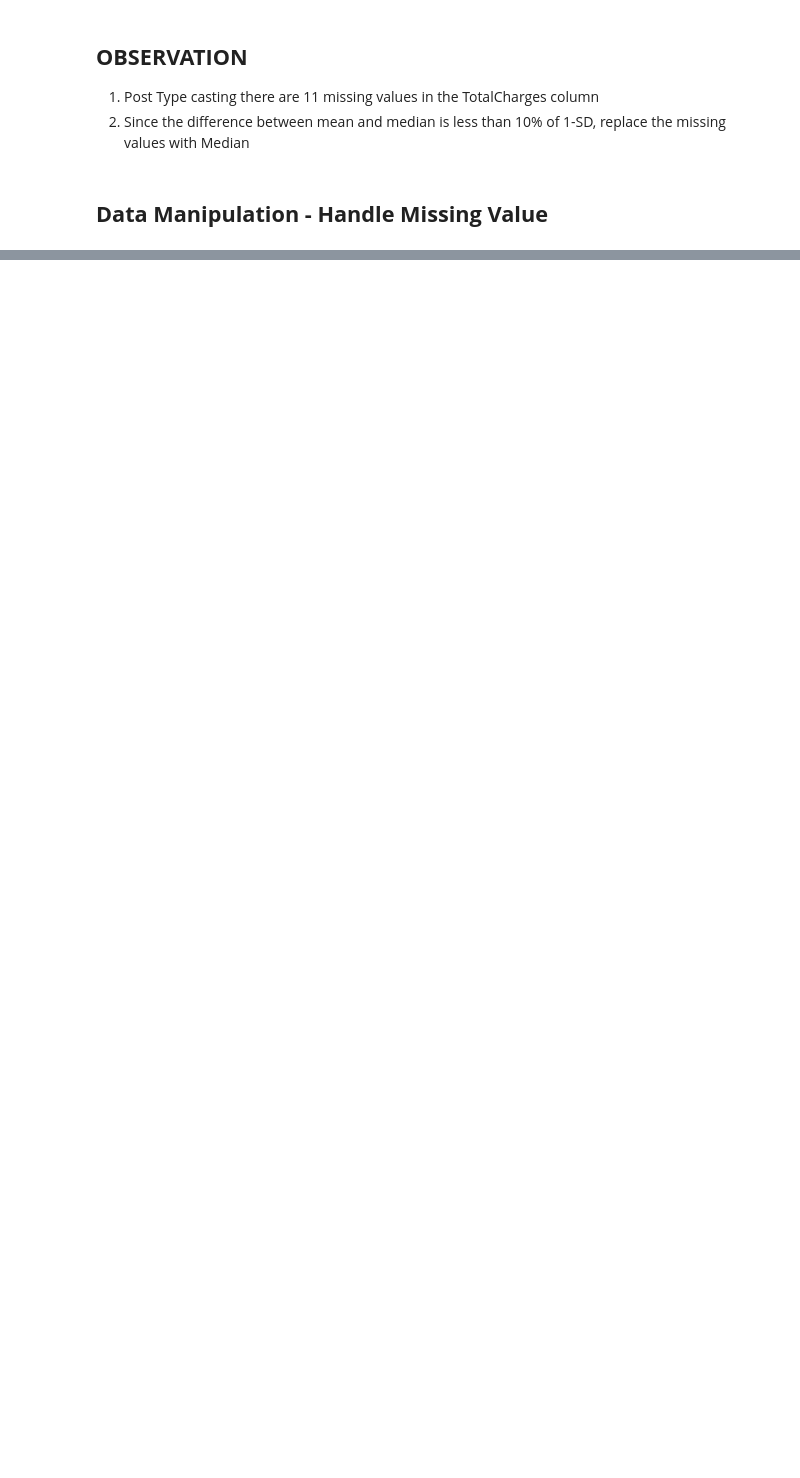
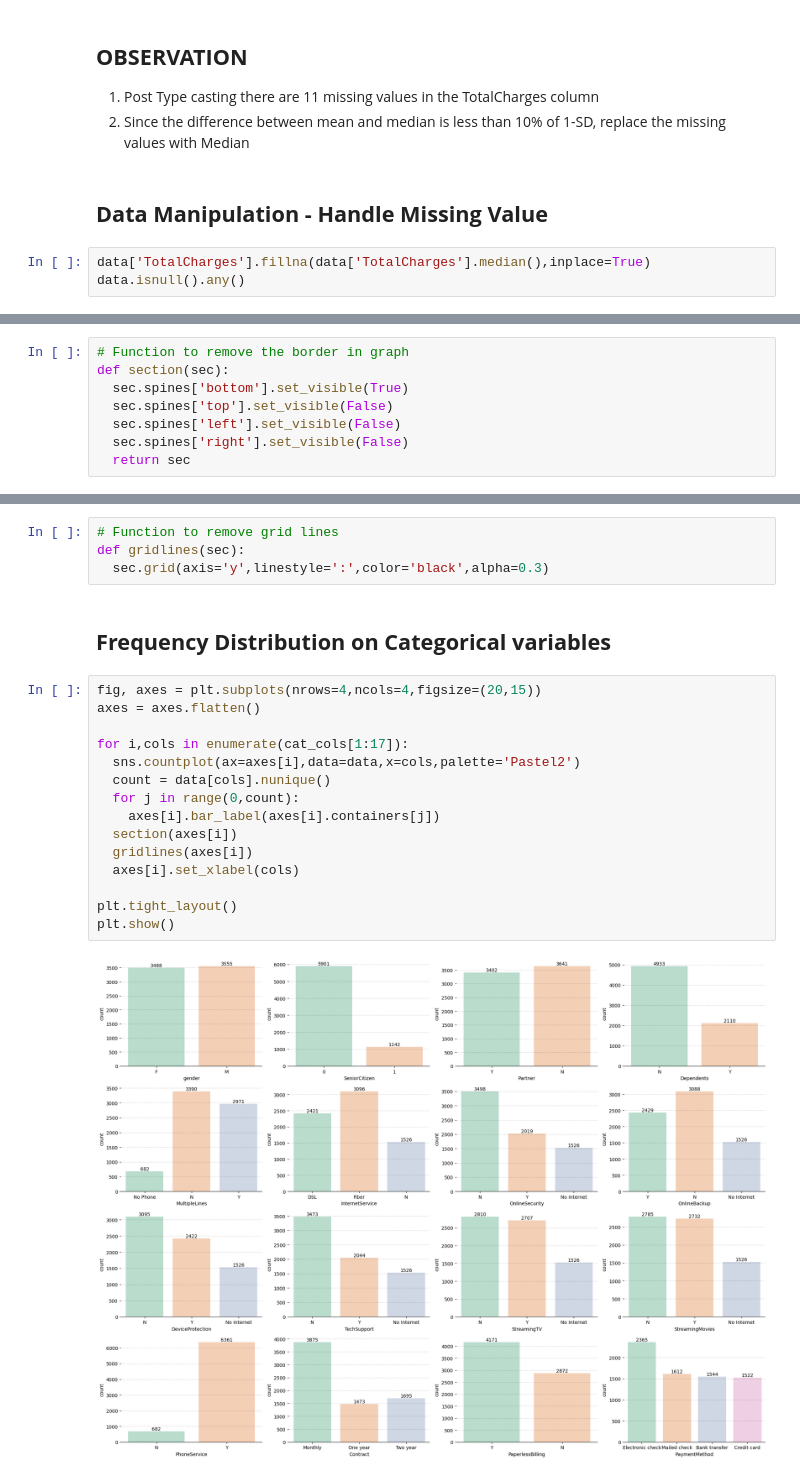
Before and after one commit to Theveetha/Telecom_Churn_Prediction, a Jupyter notebook: Telecom_Churn_Prediction.ipynb, the cells around one changed output, grey strips where cells are left out. Cells and saved outputs as stored; diff of their text form; blank space fills up the shorter version.

```diff
--- a/Telecom_Churn_Prediction.ipynb
+++ b/Telecom_Churn_Prediction.ipynb
@@ -220,3 +247,6 @@ data[cat_cols].describe()
 2. Since the difference between mean and median is less than 10% of 1-SD, replace the missing values with Median
 # %% [markdown]
 ## **Data Manipulation - Handle Missing Value**
+# %%
+data['TotalCharges'].fillna(data['TotalCharges'].median(),inplace=True)
+data.isnull().any()
@@ -222,0 +297,8 @@ data[cat_cols].describe()
+# %%
+# Function to remove the border in graph
+def section(sec):
+  sec.spines['bottom'].set_visible(True)
+  sec.spines['top'].set_visible(False)
+  sec.spines['left'].set_visible(False)
+  sec.spines['right'].set_visible(False)
+  return sec
@@ -222,0 +312,23 @@ data[cat_cols].describe()
+# %%
+# Function to remove grid lines
+def gridlines(sec):
+  sec.grid(axis='y',linestyle=':',color='black',alpha=0.3)
+# %% [markdown]
+## **Frequency Distribution on Categorical variables**
+# %%
+fig, axes = plt.subplots(nrows=4,ncols=4,figsize=(20,15))
+axes = axes.flatten()
+
+for i,cols in enumerate(cat_cols[1:17]):
+  sns.countplot(ax=axes[i],data=data,x=cols,palette='Pastel2')
+  count = data[cols].nunique()
+  for j in range(0,count):
+    axes[i].bar_label(axes[i].containers[j])
+  section(axes[i])
+  gridlines(axes[i])
+  axes[i].set_xlabel(cols)
+
+plt.tight_layout()
+plt.show()
+# %% [output]
+[figure, added]
```
Also changed, not shown: parts of 36 cells of this notebook.
